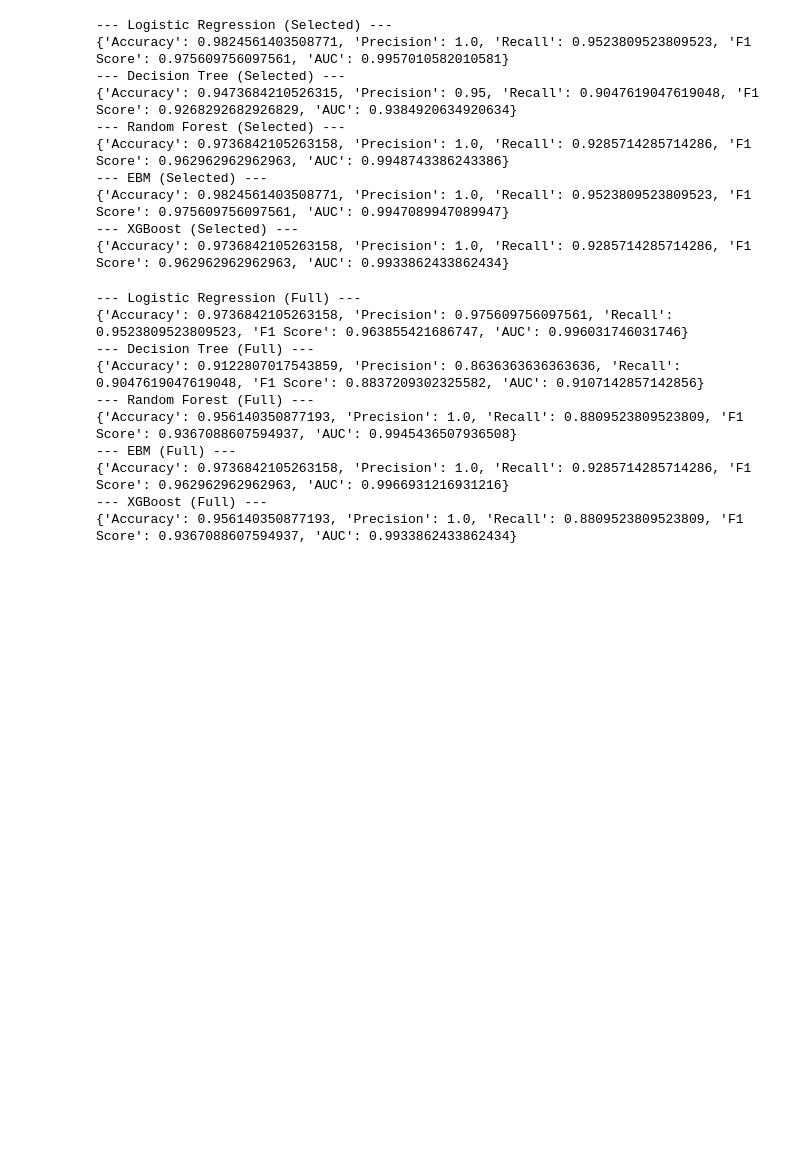
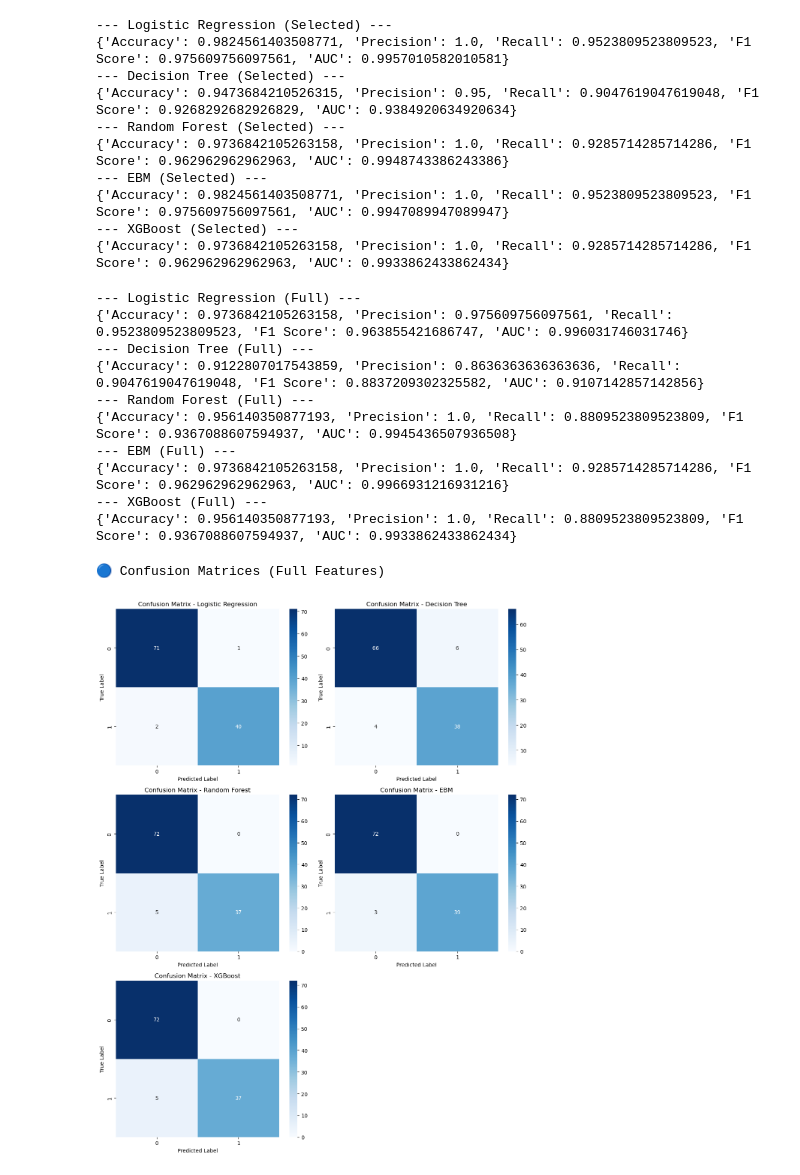
Before and after one commit to oskar-wolf/breast_cancer_prediction, a Jupyter notebook: notebooks/04_evaluation.ipynb, the cells around one changed output. Cells and saved outputs as stored; diff of their text form; code cells hidden in the pictures; blank space fills up the shorter version.

```diff
--- a/notebooks/04_evaluation.ipynb
+++ b/notebooks/04_evaluation.ipynb
@@ -67,0 +70,6 @@ for name, model in models_full.items():
+# %%
+print("🔵 Confusion Matrices (Full Features)")
+plot_all_confusion_matrices(models_full, X_test_full, y_test_full)
+# %% [output]
+🔵 Confusion Matrices (Full Features)
+[figure, added]
```
Also changed, not shown: parts of 4 cells of this notebook, 6 other files.
